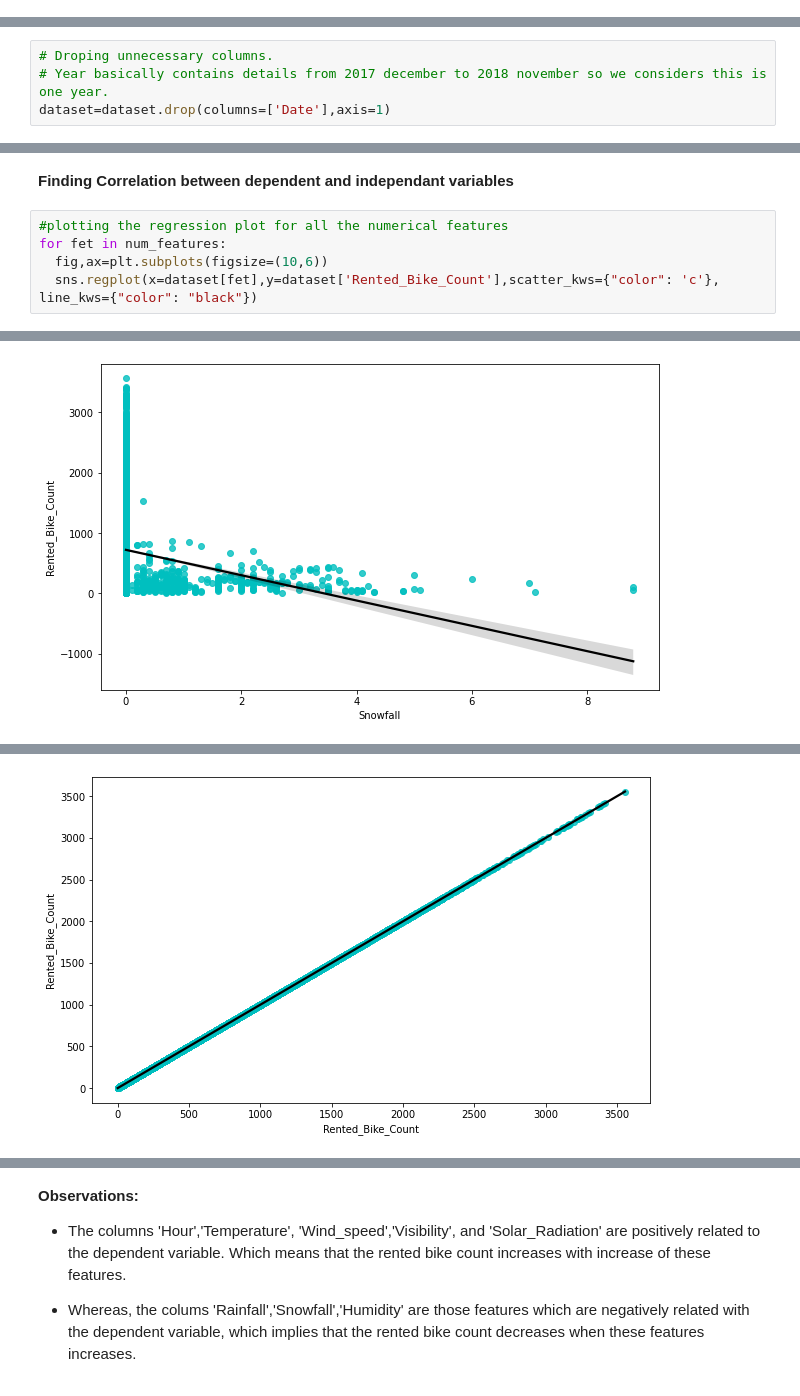
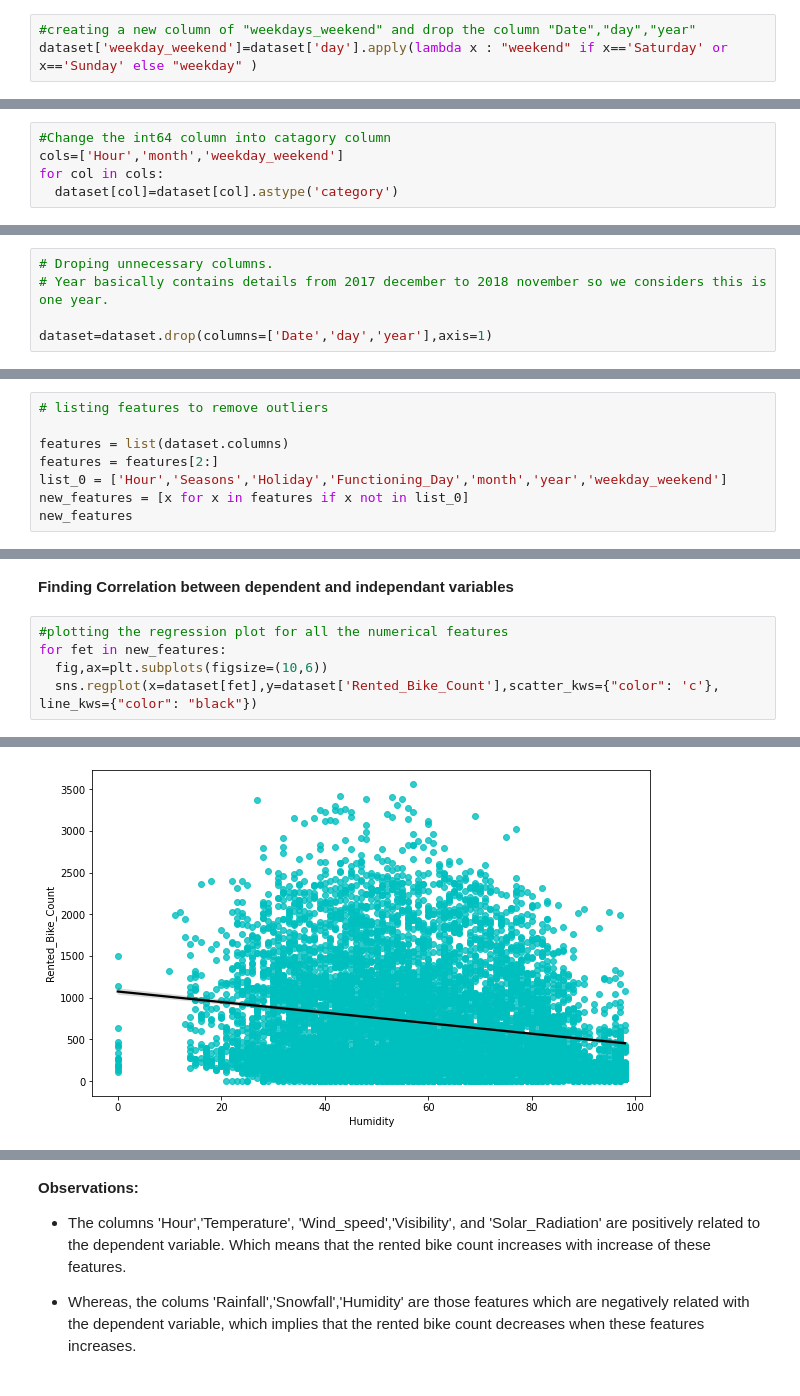
Before and after one commit to gajanankumar/Regression_Capstone_Project, a Jupyter notebook: Bike_Sharing_Demand_Prediction_Capstone_Project.ipynb, the cells around one changed output, grey strips where cells are left out. Drawn from its saved outputs; the diff is of its cells as text.

```diff
--- a/Bike_Sharing_Demand_Prediction_Capstone_Project.ipynb
+++ b/Bike_Sharing_Demand_Prediction_Capstone_Project.ipynb
@@ -263,0 +301,3 @@ Name: Date, Length: 8760, dtype: datetime64[ns]
+# %%
+#creating a new column of "weekdays_weekend" and drop the column "Date","day","year"
+dataset['weekday_weekend']=dataset['day'].apply(lambda x : "weekend" if x=='Saturday' or x=='Sunday' else "weekday" )
@@ -263,0 +311,5 @@ Name: Date, Length: 8760, dtype: datetime64[ns]
+# %%
+#Change the int64 column into catagory column
+cols=['Hour','month','weekday_weekend']
+for col in cols:
+  dataset[col]=dataset[col].astype('category')
@@ -264,4 +338,5 @@ Name: Date, Length: 8760, dtype: datetime64[ns]
 # %%
 # Droping unnecessary columns.
 # Year basically contains details from 2017 december to 2018 november so we considers this is one year.
-dataset=dataset.drop(columns=['Date'],axis=1)
+
+dataset=dataset.drop(columns=['Date','day','year'],axis=1)
@@ -352,0 +470,8 @@ for nfet in num_features:
+# %%
+# listing features to remove outliers
+
+features = list(dataset.columns)
+features = features[2:]
+list_0 = ['Hour','Seasons','Holiday','Functioning_Day','month','year','weekday_weekend']
+new_features = [x for x in features if x not in list_0]
+new_features
@@ -439,7 +607,7 @@ plt.show()
 **Finding Correlation between dependent and independant variables**
 # %%
 #plotting the regression plot for all the numerical features
-for fet in num_features:
+for fet in new_features:
   fig,ax=plt.subplots(figsize=(10,6))
   sns.regplot(x=dataset[fet],y=dataset['Rented_Bike_Count'],scatter_kws={"color": 'c'}, line_kws={"color": "black"})
 # %% [output]
@@ -447 +615 @@ for fet in num_features:
-[figure, old version]
+[figure, new version]
@@ -453 +620,0 @@ for fet in num_features:
-[figure, removed]
```
Also changed, not shown: parts of 164 cells of this notebook.
